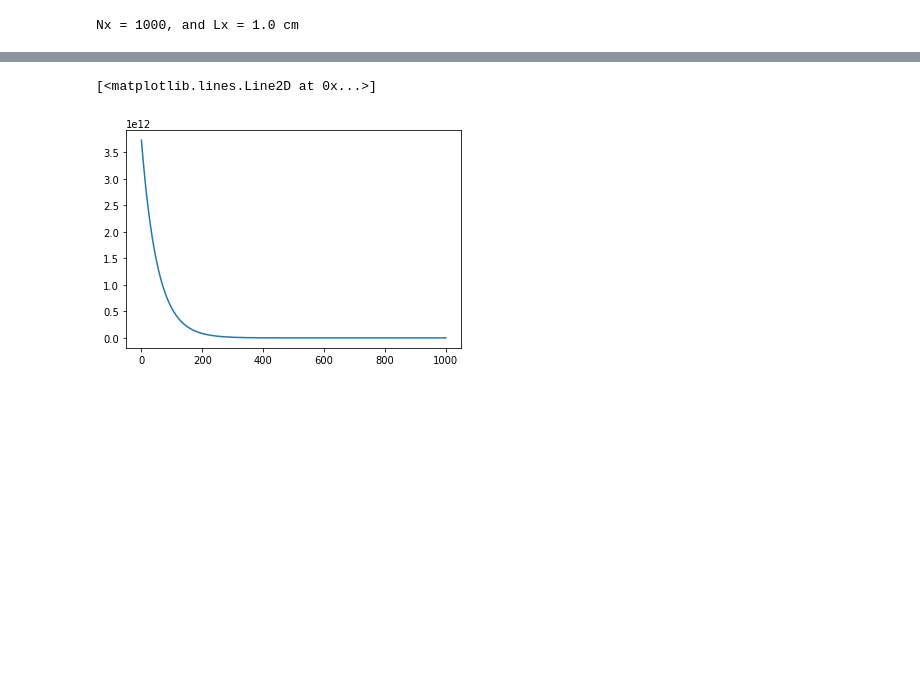
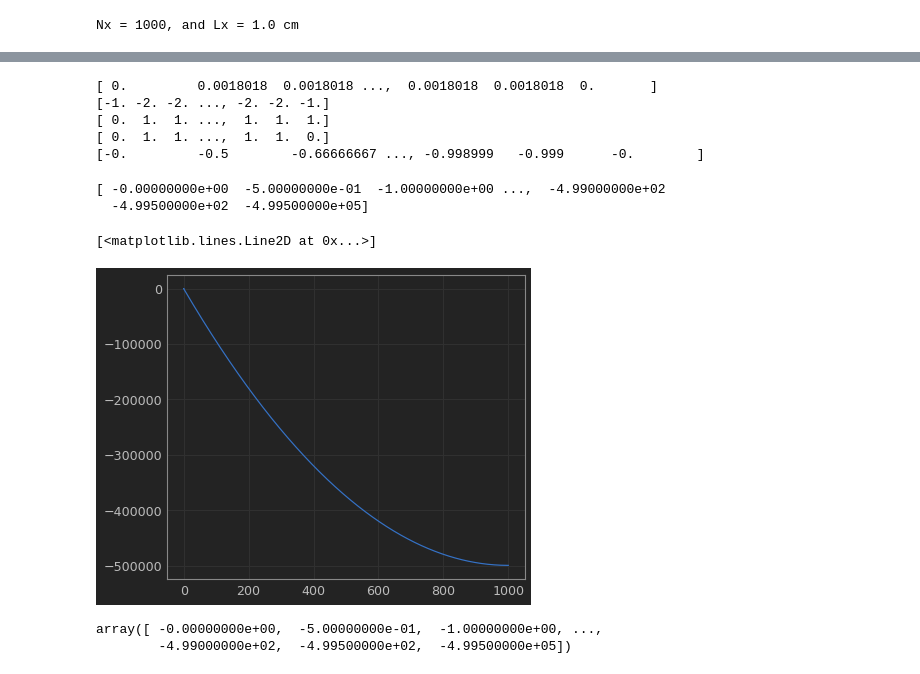
Before and after one commit to antoinetavant/1D_PIC, a Jupyter notebook: Main.ipynb, the cells around one changed output, grey strips where cells are left out. Saved outputs shown, nothing was run; the diff lists cells and outputs as text; code cells hidden in the pictures; blank space fills up the shorter version.

```diff
--- a/Main.ipynb
+++ b/Main.ipynb
@@ -38,7 +41,7 @@ print("Nx = {Nx}, and Lx = {Lx} cm".format(Nx = Nx, Lx = Lx*100))
 
 Npart = 50*Nx #particles number, in particle par cell
 n = 1e17  #[m^-3]
-dT = 1e-12 #time step
+dT = 4e-12 #time step
 Te = 20;     #[eV] Electron distribution temperature
 Ti = 5 #[eV]
 
@@ -68,15 +73,17 @@ plt.show()
 # %%
-#plt.hist(pla.ele.x,label="start",bins=Nx);
-Nt = 10000
+%%snakeviz
+Nt = 10
 n_av = 100
 a = 1.2
 pla.compute_rho()
 plt.plot(smooth(pla.ne),label = "init");
 
 for nt in np.arange(Nt):
+    if nt%10 == 0 : print("\r",nt*pla.dT*1e6,"mu s",end="")
     pla.pusher()
     pla.boundary()
     pla.compute_rho()
+    pla.solve_poisson()
 
     #We need to had boundary
     if nt > 1 and nt%n_av ==0:
@@ -84,10 +91,10 @@ for nt in np.arange(Nt):
         ii = pla.history["Ii_c"][-n_av:]
         if ie > ii :
             print("\r",nt,"times a",end="")
-            pla.E[:,0] *= a
+            #pla.E[:,0] *= a
         else:
             print("\r",nt,"divied by a",end="")
-            pla.E[:,0] /= a
+            #pla.E[:,0] /= a
 
 plt.plot(smooth(pla.ne),label = "end elecs");
 plt.plot(smooth(pla.ni),label = "end ions");
@@ -136,5 +148,48 @@ dtype('float64')
+# %%
+print(diprim)
+print(pla.bi)
+pla.ai[0] = 0.
+print(pla.ai)
+print(pla.ci)
+ciprim = np.copy(pla.ci) #copy the value, not the reference
+ciprim[0] /= pla.bi[0]
+for i in np.arange(1,len(ciprim)):
+    ciprim[i] /= pla.bi[i] - pla.ai[i]*ciprim[i-1]
+
+pla.ciprim = ciprim
+print(pla.ciprim)
+# %% [output]
+[ 0.         0.0018018  0.0018018 ...,  0.0018018  0.0018018  0.       ]
+[-1. -2. -2. ..., -2. -2. -1.]
+[ 0.  1.  1. ...,  1.  1.  1.]
+[ 0.  1.  1. ...,  1.  1.  0.]
+[-0.         -0.5        -0.66666667 ..., -0.998999   -0.999      -0.        ]
+# %%
+diprim = np.copy(pla.rho)
+
+diprim[0] /= pla.bi[0]
+for i in np.arange(1,len(diprim)):
+    if pla.ai[i] < 0.5 : print(i)
+    diprim[i] -= pla.ai[i]*diprim[i-1]
+    diprim[i] /= pla.bi[i] - pla.ai[i]*pla.ciprim[i-1]
+
+print(diprim)
+pla.phi[0] = 0
+pla.phi[-1] = diprim[-1]
+#limit conditions
+pla.rho[[0,-1]] = 0
+for i in np.arange(pla.Nx-1,1,-1):
+    pla.phi[i] = diprim[i] - pla.ciprim[i]*pla.phi[i+1]
+# %% [output]
+[ -0.00000000e+00  -5.00000000e-01  -1.00000000e+00 ...,  -4.99000000e+02
+  -4.99500000e+02  -4.99500000e+05]
 # %%
-plt.plot(pla.E[:,0])
+plt.plot(pla.phi)
 # %% [output]
 [<matplotlib.lines.Line2D at 0x...>]
-[figure, old version]
+[figure, new version]
+# %%
+diprim.copy()
+# %% [output]
+array([ -0.00000000e+00,  -5.00000000e-01,  -1.00000000e+00, ...,
+        -4.99000000e+02,  -4.99500000e+02,  -4.99500000e+05])
```
Also changed, not shown: parts of 13 cells of this notebook, 3 other files.
